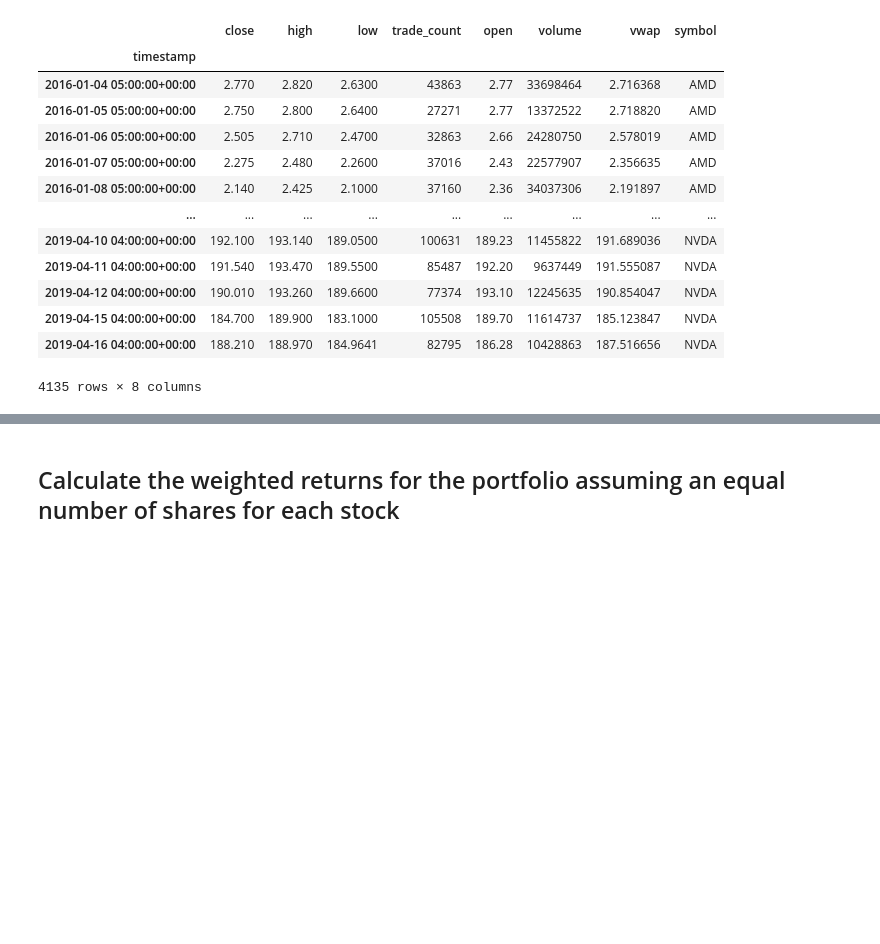
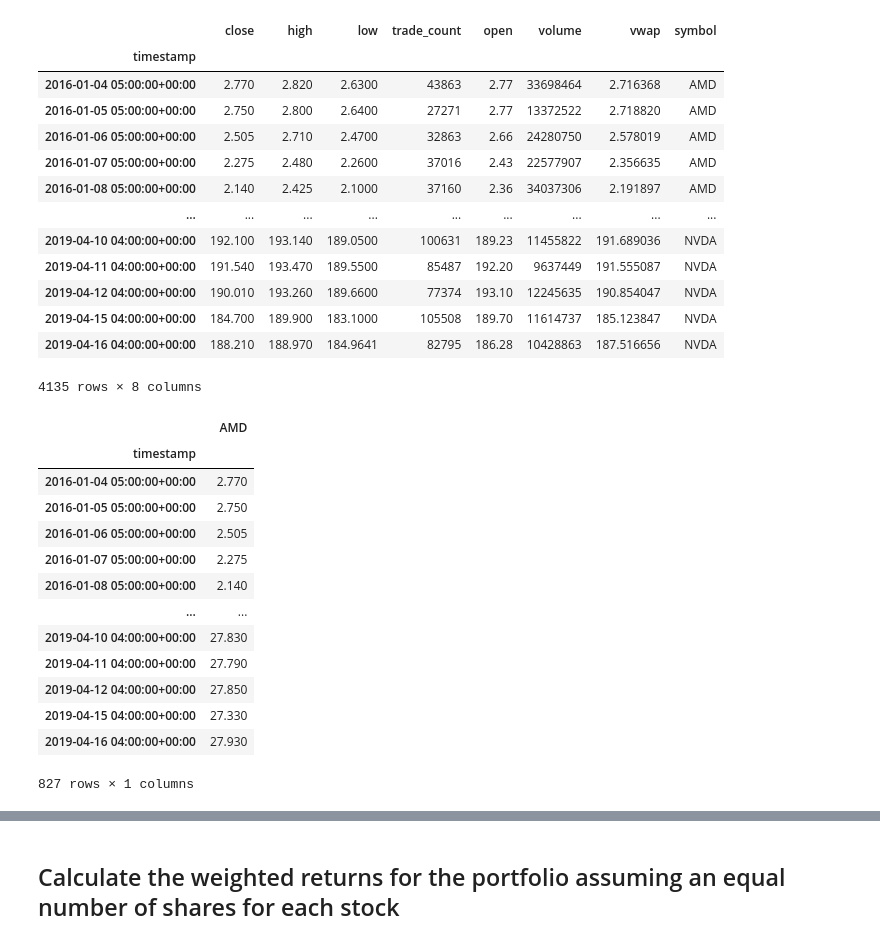
Before and after one commit to MontgomeryG/python-homework, a Jupyter notebook: Starter_Code 2/whale_analysis.ipynb, the cells around one changed output, grey strips where cells are left out. Saved outputs shown, nothing was run; the diff lists cells and outputs as text; code cells hidden in the pictures; blank space fills up the shorter version.

```diff
--- a/Starter_Code 2/whale_analysis.ipynb
+++ b/Starter_Code 2/whale_analysis.ipynb
@@ -647,4 +647,28 @@ portfolio_df
 | 2019-04-15 04:00:00+00:00 | 184.700 | 189.900 | 183.1000 | 105508 | 189.70 | 11614737 | 185.123847 | NVDA |
 | 2019-04-16 04:00:00+00:00 | 188.210 | 188.970 | 184.9641 | 82795 | 186.28 | 10428863 | 187.516656 | NVDA |
 4135 rows × 8 columns
+# %%
+# Reading data from 1st stock
+# I REALLY WANT TO ITERATE THIS WHOLE PROCESS BUT RAN OUT OF TIME
+
+amd_data = portfolio_df[portfolio_df['symbol']=='AMD']
+keep_column = 'close'
+amd_data = amd_data.drop(columns = [col for col in amd_data.columns if col != keep_column], axis=1)
+amd_data = amd_data.rename(columns = {"close": 'AMD'})
+amd_data
+# %% [output]
+|  | AMD |
+| timestamp |  |
+| 2016-01-04 05:00:00+00:00 | 2.770 |
+| 2016-01-05 05:00:00+00:00 | 2.750 |
+| 2016-01-06 05:00:00+00:00 | 2.505 |
+| 2016-01-07 05:00:00+00:00 | 2.275 |
+| 2016-01-08 05:00:00+00:00 | 2.140 |
+| ... | ... |
+| 2019-04-10 04:00:00+00:00 | 27.830 |
+| 2019-04-11 04:00:00+00:00 | 27.790 |
+| 2019-04-12 04:00:00+00:00 | 27.850 |
+| 2019-04-15 04:00:00+00:00 | 27.330 |
+| 2019-04-16 04:00:00+00:00 | 27.930 |
+827 rows × 1 columns
 # %%
```
Also changed, not shown: parts of 17 cells of this notebook.
